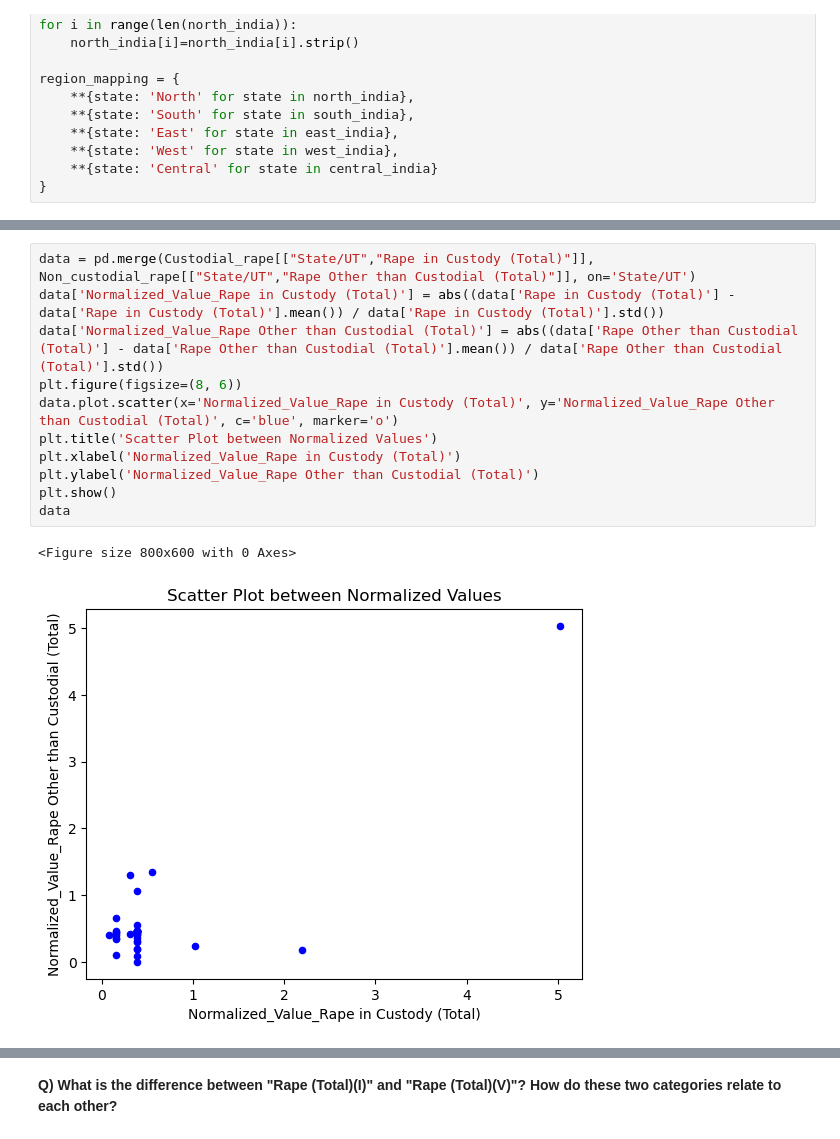
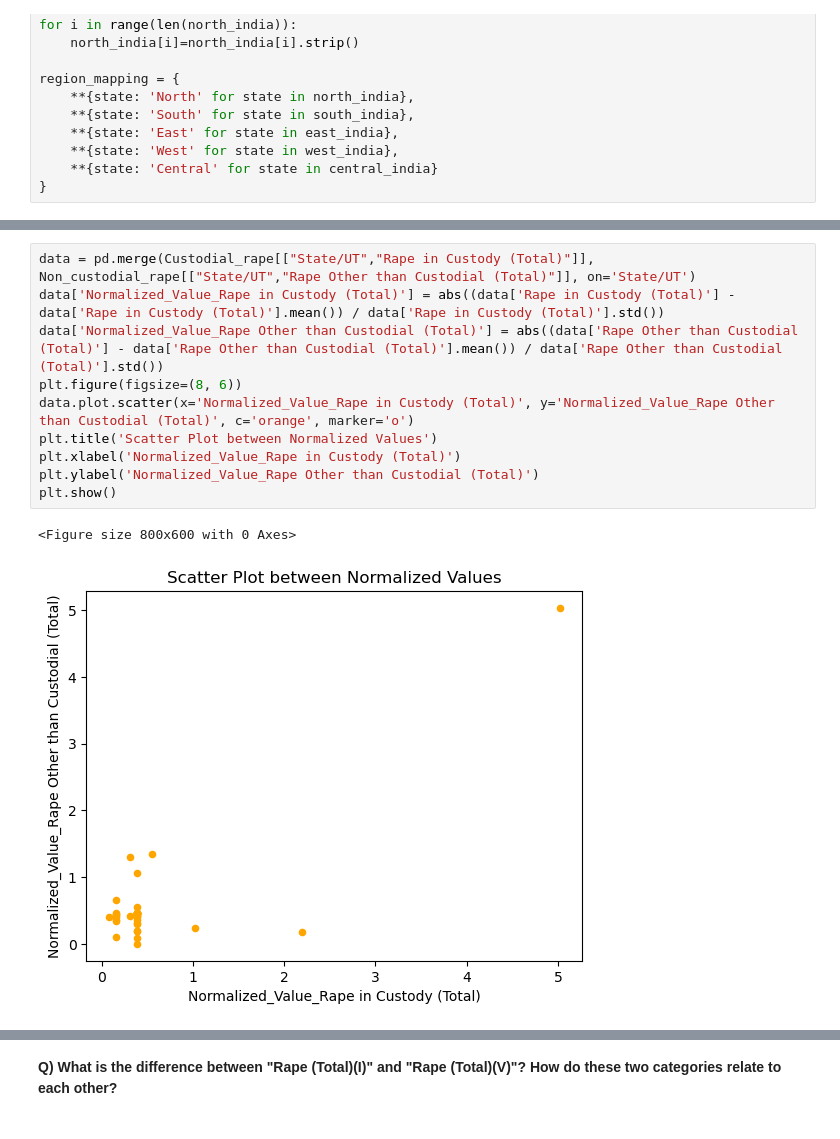
Before and after one commit to RajeevG187/Breaking-The-Scilence, a Jupyter notebook: DS250_project_EDA.ipynb, the cells around one changed output, grey strips where cells are left out. Cells and saved outputs as stored; diff of their text form.

```diff
--- a/DS250_project_EDA.ipynb
+++ b/DS250_project_EDA.ipynb
@@ -112,14 +159,13 @@ Non_custodial_rape.head(4)
 # %%
 data = pd.merge(Custodial_rape[["State/UT","Rape in Custody (Total)"]], Non_custodial_rape[["State/UT","Rape Other than Custodial (Total)"]], on='State/UT')
 data['Normalized_Value_Rape in Custody (Total)'] = abs((data['Rape in Custody (Total)'] - data['Rape in Custody (Total)'].mean()) / data['Rape in Custody (Total)'].std())
 data['Normalized_Value_Rape Other than Custodial (Total)'] = abs((data['Rape Other than Custodial (Total)'] - data['Rape Other than Custodial (Total)'].mean()) / data['Rape Other than Custodial (Total)'].std())
 plt.figure(figsize=(8, 6))
-data.plot.scatter(x='Normalized_Value_Rape in Custody (Total)', y='Normalized_Value_Rape Other than Custodial (Total)', c='blue', marker='o')
+data.plot.scatter(x='Normalized_Value_Rape in Custody (Total)', y='Normalized_Value_Rape Other than Custodial (Total)', c='orange', marker='o')
 plt.title('Scatter Plot between Normalized Values')
 plt.xlabel('Normalized_Value_Rape in Custody (Total)')
 plt.ylabel('Normalized_Value_Rape Other than Custodial (Total)')
 plt.show()
-data
 # %% [output]
 <Figure size 800x600 with 0 Axes>
-[figure, old version]
+[figure, new version]
```
Also changed, not shown: parts of 45 cells of this notebook.
